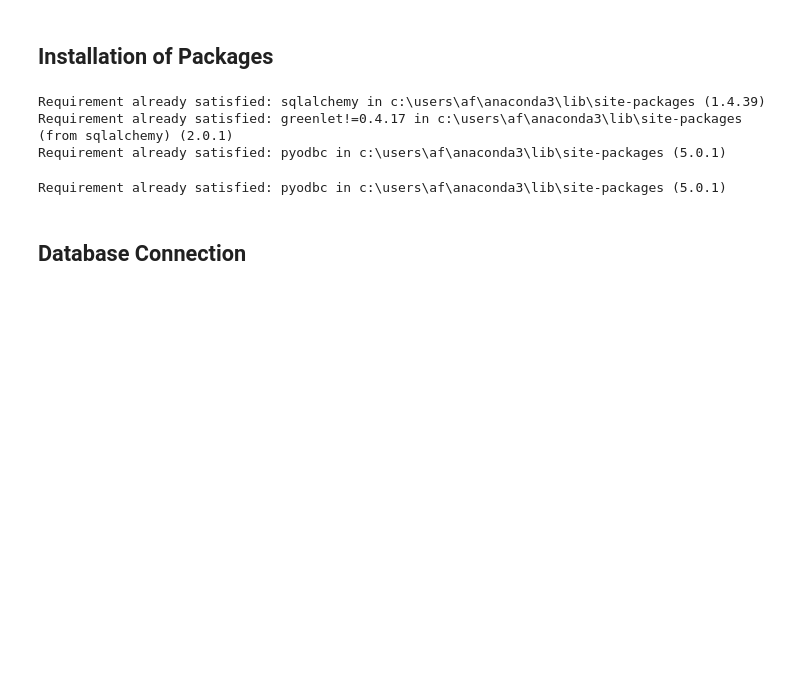
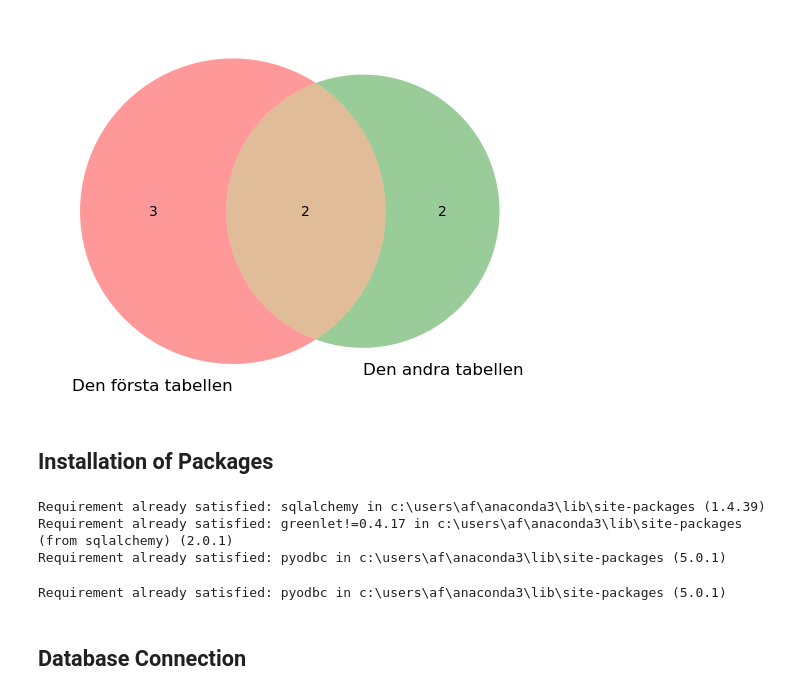
Before and after one commit to Zomnipotential/EC_SQL_Python_Quiz, a Jupyter notebook: SQLPythonQuiz.ipynb, the cells around one changed output. Saved outputs shown, nothing was run; the diff lists cells and outputs as text; code cells hidden in the pictures; blank space fills up the shorter version.

```diff
--- a/SQLPythonQuiz.ipynb
+++ b/SQLPythonQuiz.ipynb
@@ -1,3 +29,18 @@
+# %%
+import matplotlib.pyplot as plt
+from matplotlib_venn import venn2
+
+# Example data
+set1 = {'a', 'b', 'c', 'd', 'e'}
+set2 = {'d', 'e', 'f', 'g'}
+
+# Create a Venn diagram
+venn2([set1, set2], set_labels=('Den första tabellen', 'Den andra tabellen'))
+
+# Display the plot
+plt.show()
+# %% [output]
+[figure, added]
 # %% [markdown]
 <h2>Installation of Packages</h2>
 # %%
```
Also changed, not shown: parts of 7 cells of this notebook.
